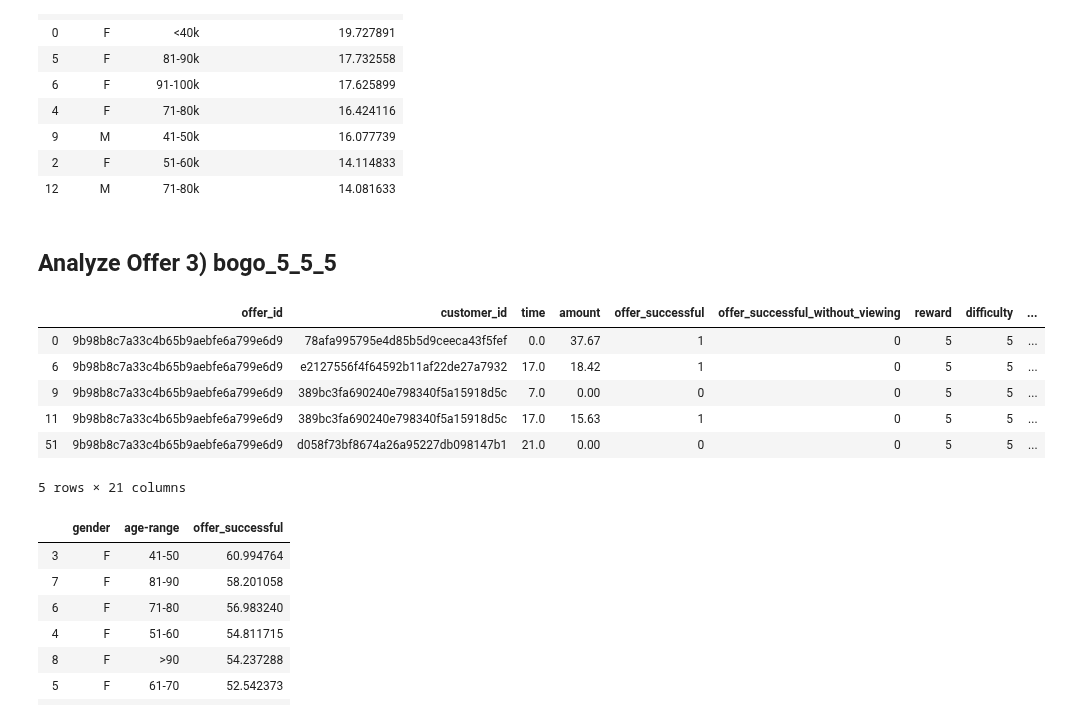
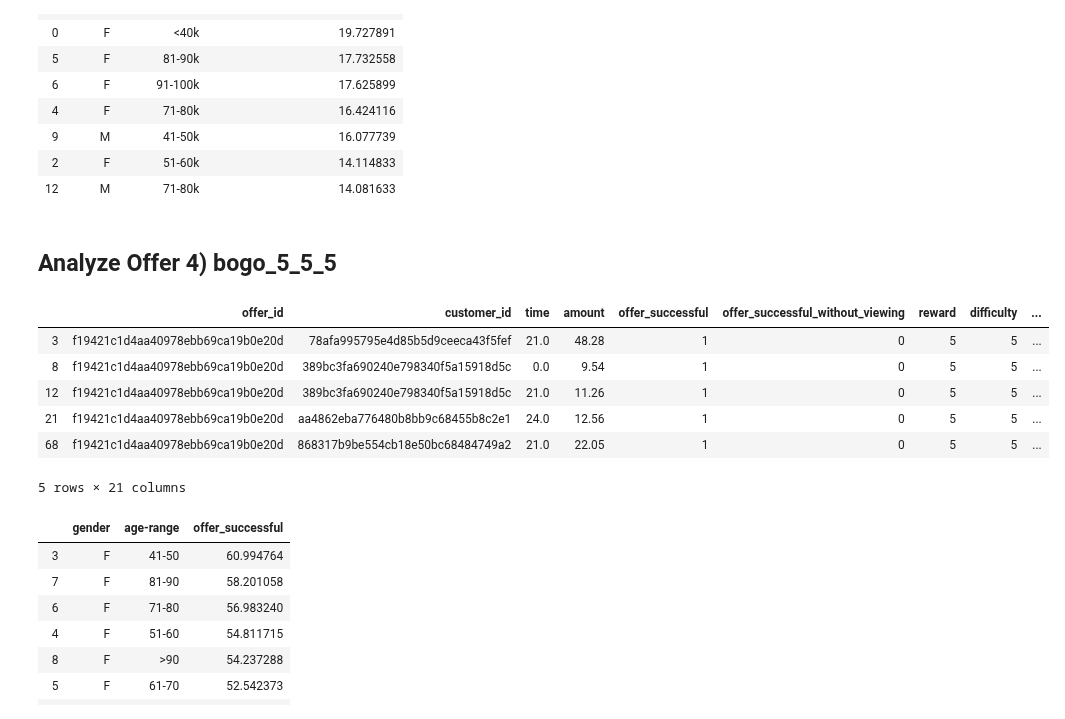
Before and after one commit to amitborkar98/Starbucks-capstone, a Jupyter notebook: Starbucks_Capstone_notebook.ipynb, the cells around one changed output. Drawn from its saved outputs; the diff is of its cells as text; code cells hidden in the pictures.

```diff
--- a/Starbucks_Capstone_notebook.ipynb
+++ b/Starbucks_Capstone_notebook.ipynb
@@ -744,18 +744,18 @@ k
 | 2 | F | 51-60k | 14.114833 |
 | 12 | M | 71-80k | 14.081633 |
 # %% [markdown]
-## Analyze Offer 3) bogo_5_5_5
+## Analyze Offer 4) bogo_5_5_5
 # %%
 offer4 = data[data['offer_name'] == 'bogo_5_5_5']
-offer4 = offer3[offer3['gender'] != 'O']
+offer4 = offer4[offer4['gender'] != 'O']
 offer4.head()
 # %% [output]
 |  | offer_id | customer_id | time | amount | offer_successful | offer_successful_without_viewing | reward | difficulty | ... |
-| 0 | 9b98b8c7a33c4b65b9aebfe6a799e6d9 | 78afa995795e4d85b5d9ceeca43f5fef | 0.0 | 37.67 | 1 | 0 | 5 | 5 | ... |
-| 6 | 9b98b8c7a33c4b65b9aebfe6a799e6d9 | e2127556f4f64592b11af22de27a7932 | 17.0 | 18.42 | 1 | 0 | 5 | 5 | ... |
-| 9 | 9b98b8c7a33c4b65b9aebfe6a799e6d9 | 389bc3fa690240e798340f5a15918d5c | 7.0 | 0.00 | 0 | 0 | 5 | 5 | ... |
-| 11 | 9b98b8c7a33c4b65b9aebfe6a799e6d9 | 389bc3fa690240e798340f5a15918d5c | 17.0 | 15.63 | 1 | 0 | 5 | 5 | ... |
-| 51 | 9b98b8c7a33c4b65b9aebfe6a799e6d9 | d058f73bf8674a26a95227db098147b1 | 21.0 | 0.00 | 0 | 0 | 5 | 5 | ... |
+| 3 | f19421c1d4aa40978ebb69ca19b0e20d | 78afa995795e4d85b5d9ceeca43f5fef | 21.0 | 48.28 | 1 | 0 | 5 | 5 | ... |
+| 8 | f19421c1d4aa40978ebb69ca19b0e20d | 389bc3fa690240e798340f5a15918d5c | 0.0 | 9.54 | 1 | 0 | 5 | 5 | ... |
+| 12 | f19421c1d4aa40978ebb69ca19b0e20d | 389bc3fa690240e798340f5a15918d5c | 21.0 | 11.26 | 1 | 0 | 5 | 5 | ... |
+| 21 | f19421c1d4aa40978ebb69ca19b0e20d | aa4862eba776480b8bb9c68455b8c2e1 | 24.0 | 12.56 | 1 | 0 | 5 | 5 | ... |
+| 68 | f19421c1d4aa40978ebb69ca19b0e20d | 868317b9be554cb18e50bc68484749a2 | 21.0 | 22.05 | 1 | 0 | 5 | 5 | ... |
 5 rows × 21 columns
 # %%
 k=offer3.groupby(['gender','age-range'])['offer_successful'].mean().reset_index().sort_values(by='offer_successful', ascending=False).head(10)
```
Also changed, not shown: parts of 21 cells of this notebook.
